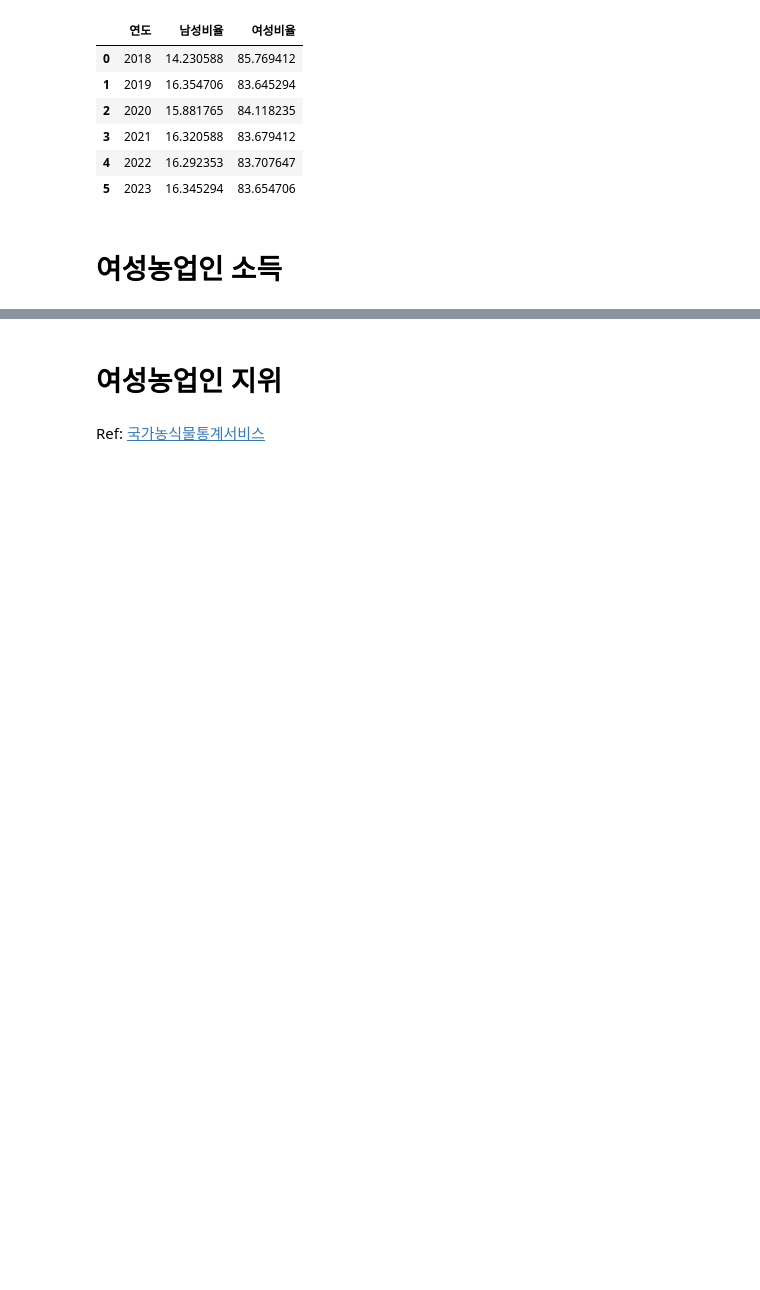
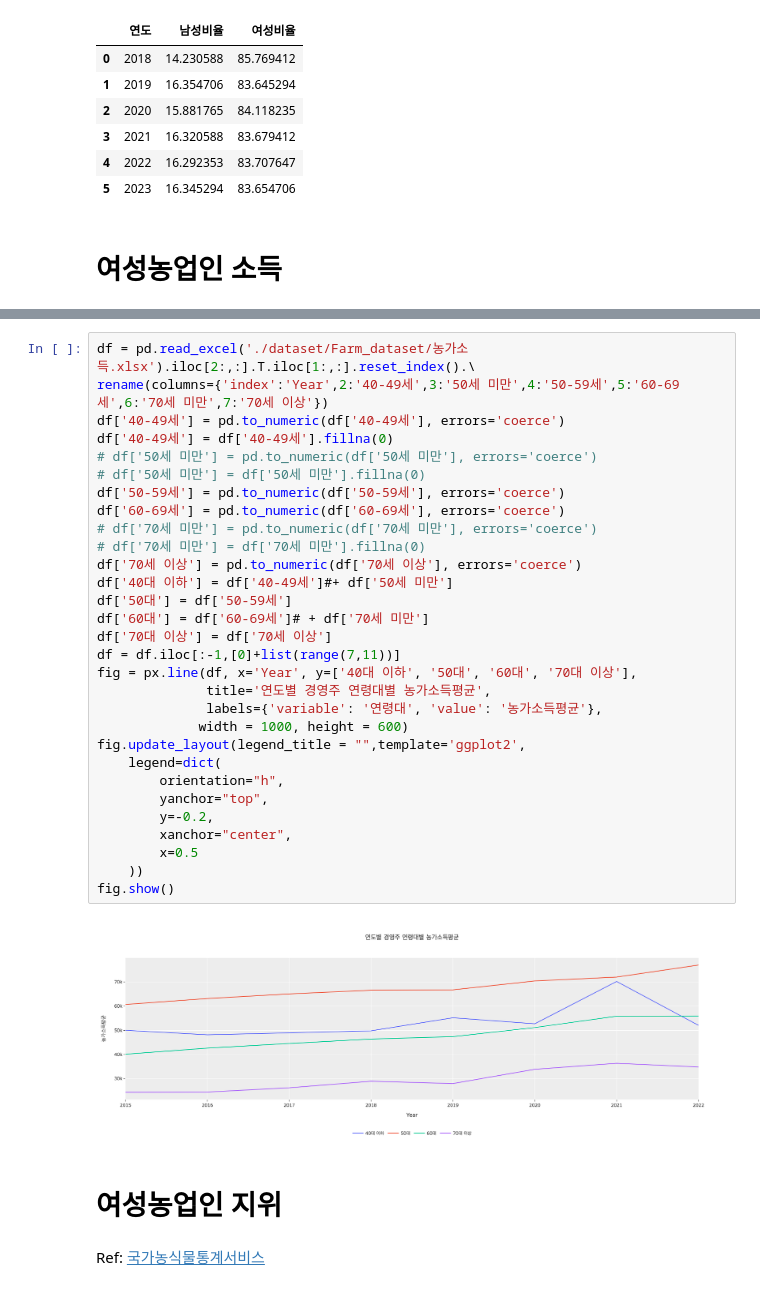
Before and after one commit to seoyeonc/Research_area, a Jupyter notebook: posts/2_research/2_no_category/2024-07-31-Datasafe_Idea.ipynb, the cells around one changed output, grey strips where cells are left out. Saved outputs shown, nothing was run; the diff lists cells and outputs as text; blank space fills up the shorter version.

```diff
--- a/posts/2_research/2_no_category/2024-07-31-Datasafe_Idea.ipynb
+++ b/posts/2_research/2_no_category/2024-07-31-Datasafe_Idea.ipynb
@@ -212,3 +240,35 @@ df_avg
+# %%
+df = pd.read_excel('./dataset/Farm_dataset/농가소득.xlsx').iloc[2:,:].T.iloc[1:,:].reset_index().\
+rename(columns={'index':'Year',2:'40-49세',3:'50세 미만',4:'50-59세',5:'60-69세',6:'70세 미만',7:'70세 이상'})
+df['40-49세'] = pd.to_numeric(df['40-49세'], errors='coerce')
+df['40-49세'] = df['40-49세'].fillna(0)
+# df['50세 미만'] = pd.to_numeric(df['50세 미만'], errors='coerce')
+# df['50세 미만'] = df['50세 미만'].fillna(0)
+df['50-59세'] = pd.to_numeric(df['50-59세'], errors='coerce')
+df['60-69세'] = pd.to_numeric(df['60-69세'], errors='coerce')
+# df['70세 미만'] = pd.to_numeric(df['70세 미만'], errors='coerce')
+# df['70세 미만'] = df['70세 미만'].fillna(0)
+df['70세 이상'] = pd.to_numeric(df['70세 이상'], errors='coerce')
+df['40대 이하'] = df['40-49세']#+ df['50세 미만']
+df['50대'] = df['50-59세']
+df['60대'] = df['60-69세']# + df['70세 미만']
+df['70대 이상'] = df['70세 이상']
+df = df.iloc[:-1,[0]+list(range(7,11))]
+fig = px.line(df, x='Year', y=['40대 이하', '50대', '60대', '70대 이상'],
+              title='연도별 경영주 연령대별 농가소득평균',
+              labels={'variable': '연령대', 'value': '농가소득평균'},
+             width = 1000, height = 600)
+fig.update_layout(legend_title = "",template='ggplot2',
+    legend=dict(
+        orientation="h",
+        yanchor="top",
+        y=-0.2,
+        xanchor="center",
+        x=0.5
+    ))
+fig.show()
+# %% [output]
+[figure, added]
 # %% [markdown]
 # 여성농업인 지위
 # %% [markdown]
```
Also changed, not shown: parts of 5 cells of this notebook, 6 other files.
